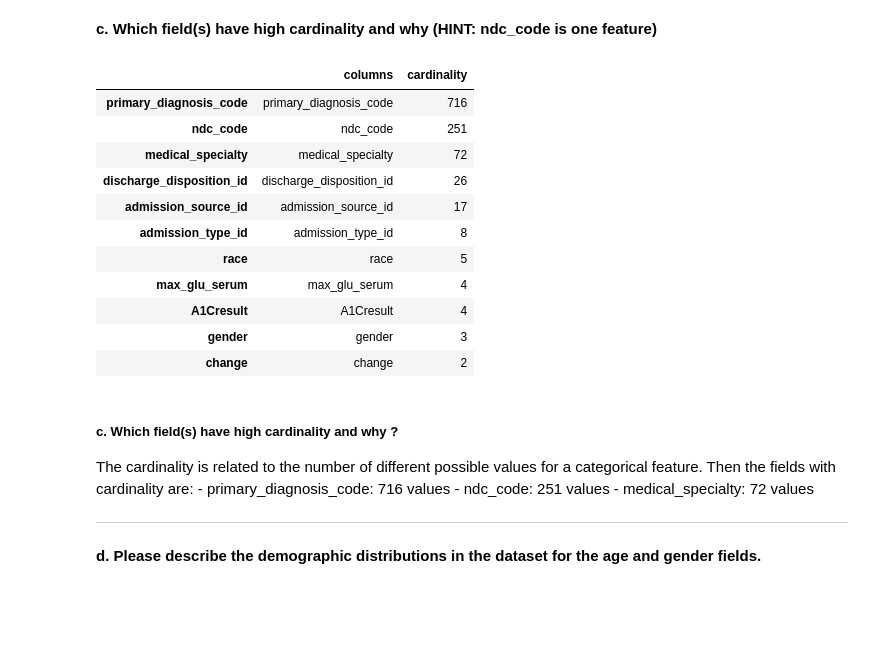
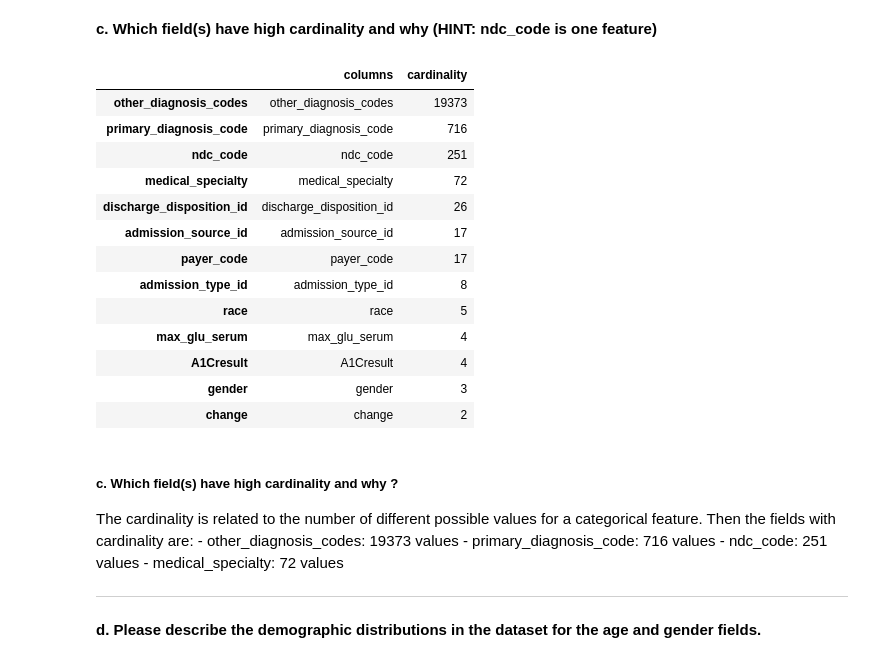
Before and after one commit to pdagger/AI_Healthcare_Projects, a Jupyter notebook: Patient_Selection_for_Diabetes_Drug/starter_code/student_project.ipynb, the cells around one changed output. Saved outputs shown, nothing was run; the diff lists cells and outputs as text; code cells hidden in the pictures; blank space fills up the shorter version.

```diff
--- a/Patient_Selection_for_Diabetes_Drug/starter_code/student_project.ipynb
+++ b/Patient_Selection_for_Diabetes_Drug/starter_code/student_project.ipynb
@@ -289,21 +289,23 @@ According to the diagonal of the pairplot above, the following numerical fields
 # %%
 # Function to determine cardenality of features
 def count_unique_values(df, cat_col_list):
     cat_df = df[cat_col_list]
     #add feature with high cardinality
     val_df = pd.DataFrame({'columns': cat_df.columns, \
                            'cardinality': cat_df.nunique() })
 
     return val_df.sort_values("cardinality", ascending=False)
 
-count_unique_values(df, types_dic["categorical"])
+count_unique_values(df, types_dic["categorical"]+types_dic["other"][3:])
 # %% [output]
 |  | columns | cardinality |
+| other_diagnosis_codes | other_diagnosis_codes | 19373 |
 | primary_diagnosis_code | primary_diagnosis_code | 716 |
 | ndc_code | ndc_code | 251 |
 | medical_specialty | medical_specialty | 72 |
 | discharge_disposition_id | discharge_disposition_id | 26 |
 | admission_source_id | admission_source_id | 17 |
+| payer_code | payer_code | 17 |
 | admission_type_id | admission_type_id | 8 |
 | race | race | 5 |
 | max_glu_serum | max_glu_serum | 4 |
@@ -314,6 +316,7 @@ count_unique_values(df, types_dic["categorical"])
 ##### c. Which field(s) have high cardinality and why ?
 
 The cardinality is related to the number of different possible values for a categorical feature. Then the fields with cardinality are:
+    - other_diagnosis_codes: 19373 values
     - primary_diagnosis_code: 716 values
     - ndc_code: 251 values
     - medical_specialty: 72 values
```
Also changed, not shown: parts of 5 cells of this notebook.
